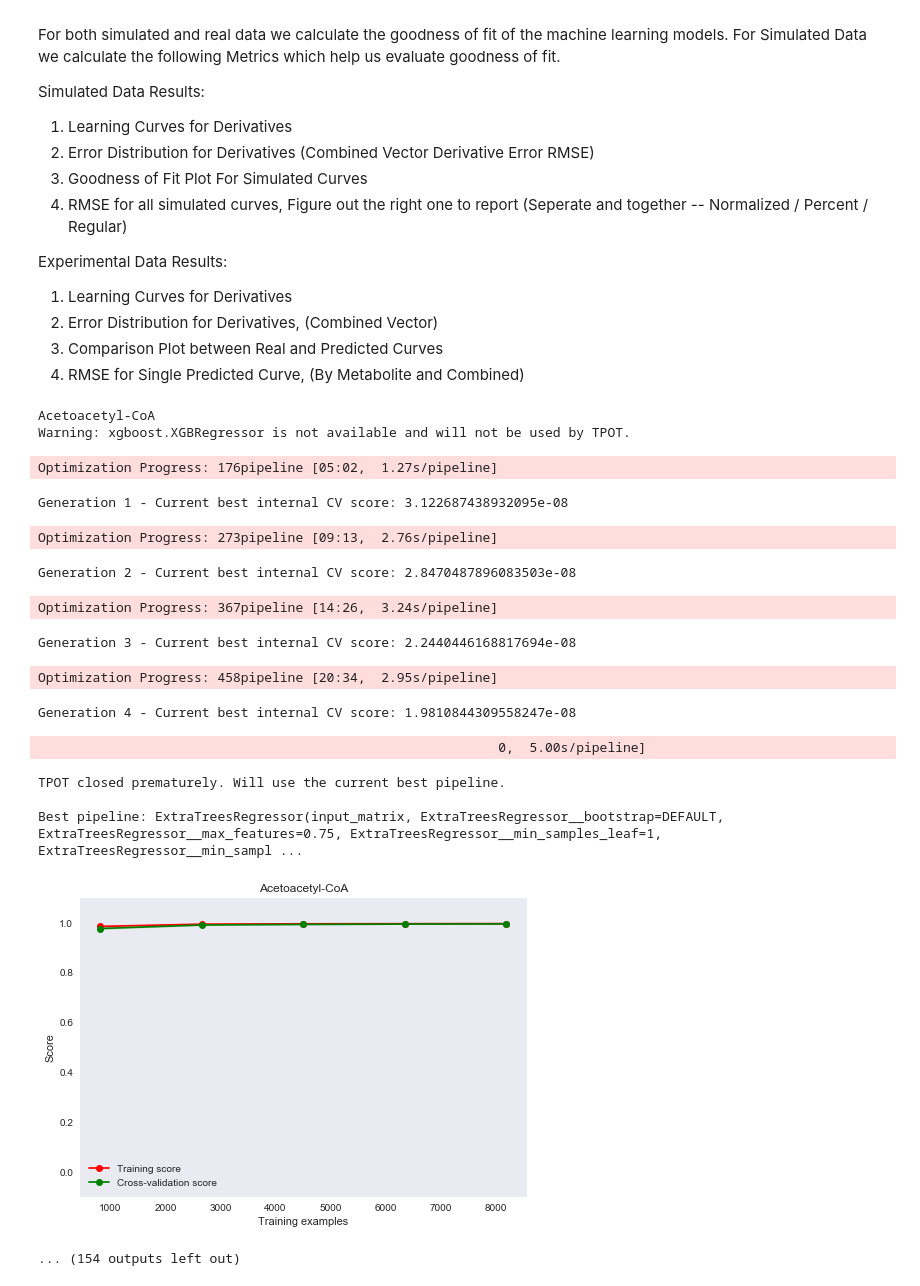
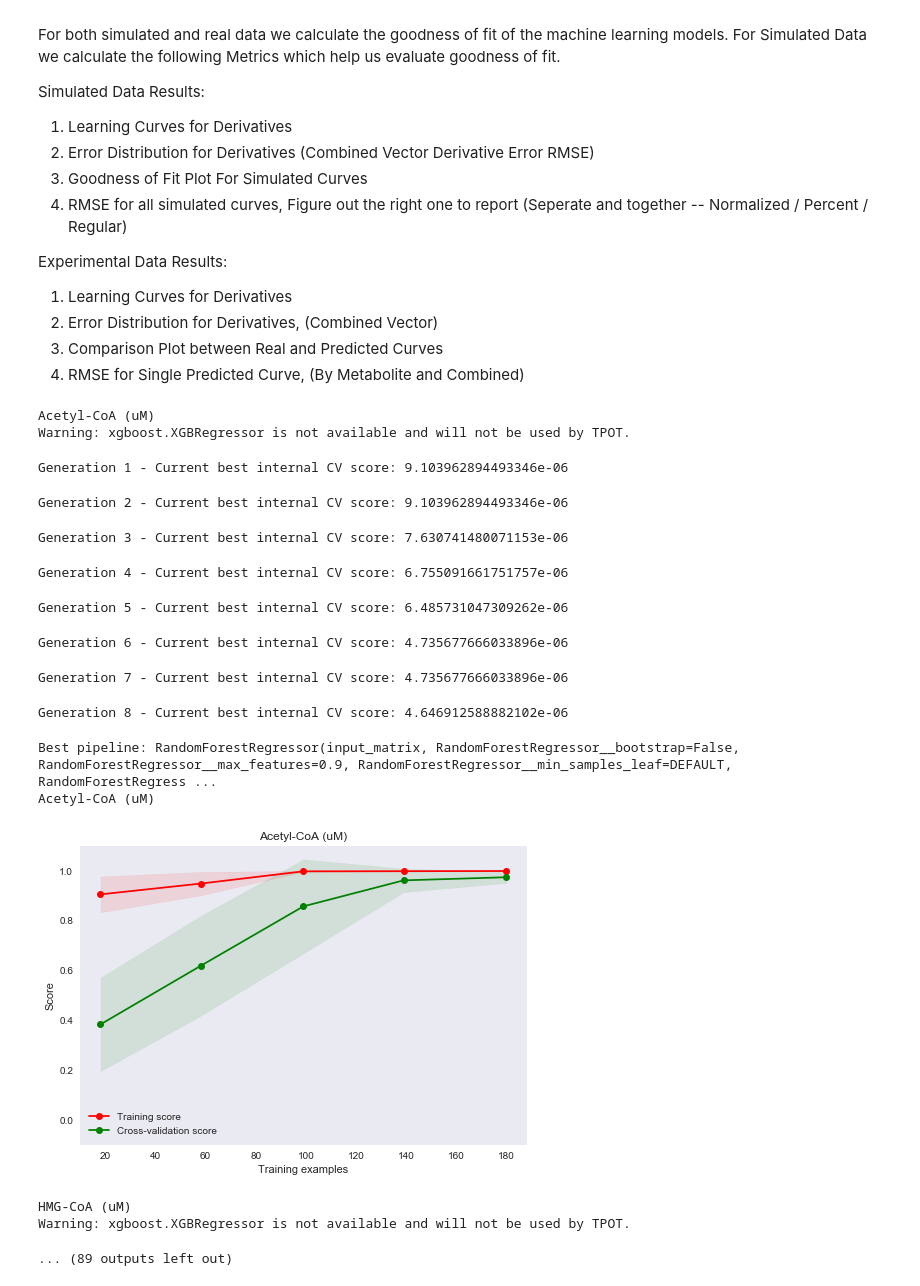
Before and after one commit to JBEI/KineticLearning, a Jupyter notebook: KineticLearning.ipynb, the cells around one changed output. Saved outputs shown, nothing was run; the diff lists cells and outputs as text; code cells hidden in the pictures.

Commit message:
Updating Kinetic Learning Code to the Latest Version.

```diff
--- a/KineticLearning.ipynb
+++ b/KineticLearning.ipynb
@@ -363,7 +399,8 @@ elif model_str == 'gaussian':
                         ('gassian',GaussianProcessRegressor(normalize_y=True))])
 elif model_str == 'tpot':
     from tpot import TPOTRegressor
-    mlmodel = TPOTRegressor(generations=130, population_size=100, verbosity=2,max_time_mins=20,cv=ShuffleSplit(),scoring='r2',n_jobs=1)
+    #mlmodel = TPOTRegressor(generations=130, population_size=100, verbosity=2,max_time_mins=20,cv=ShuffleSplit(),scoring='r2',n_jobs=1)
+    mlmodel = TPOTRegressor(generations=130, population_size=130, verbosity=2,cv=ShuffleSplit(),n_jobs=1)
 # %% [output]
 Warning: xgboost.XGBRegressor is not available and will not be used by TPOT.
 # %% [markdown]
@@ -404,50 +441,55 @@ for target_index in tsdf_max_strains.columns:
 
     feature_indecies = [('feature', feature) for feature in specific_features[target]]
     X = tsdf_max_strains[feature_indecies].values.tolist()
     y = tsdf_max_strains[target_index].values.tolist()
 
     #if fit_log_targets:
     #    y = [math.log(val) for val in y]
 
     #print(X)
     #print(y)
     if model_str == 'tpot':
         modelDict[target] = clone(mlmodel).fit(np.array(X),np.array(y)).fitted_pipeline_
         try:
-            plot_learning_curve(modelDict[target],target,X,y,cv=ShuffleSplit())
+            crossValPlot = plot_learning_curve(modelDict[target],target,X,y,cv=ShuffleSplit())
         except:
             pass
     else:
         modelDict[target] = clone(mlmodel)
-        plot_learning_curve(modelDict[target],target,X,y,cv=ShuffleSplit())
+        crossValPlot = plot_learning_curve(modelDict[target],target,X,y,cv=ShuffleSplit())
 
     ax = plt.gca()
     ax.set_ylim([-0.1, 1.1])
+    strip_target = ''.join([char for char in target if char != '/'])
+    print(strip_target)
+    crossValPlot.savefig('figures/' + strip_target + 'CrossValPlot.pdf',transparent=False)
     plt.show()
+
+    #Save out Cross Validation Plot
 
     modelDict[target] = modelDict[target].fit(X,y)
     average_training_score +=  modelDict[target].score(X,y)
     #print(modelDict[target_name].predict([reduced_features[2]]))
 
 average_training_score /= n
 print('Average Training Score:',average_training_score,'n:',n)
 # %% [output]
-Acetoacetyl-CoA
+Acetyl-CoA (uM)
 Warning: xgboost.XGBRegressor is not available and will not be used by TPOT.
-Optimization Progress: 176pipeline [05:02,  1.27s/pipeline]
+Generation 1 - Current best internal CV score: 9.103962894493346e-06
-Generation 1 - Current best internal CV score: 3.122687438932095e-08
+Generation 2 - Current best internal CV score: 9.103962894493346e-06
-Optimization Progress: 273pipeline [09:13,  2.76s/pipeline]
+Generation 3 - Current best internal CV score: 7.630741480071153e-06
-Generation 2 - Current best internal CV score: 2.8470487896083503e-08
+Generation 4 - Current best internal CV score: 6.755091661751757e-06
-Optimization Progress: 367pipeline [14:26,  3.24s/pipeline]
+Generation 5 - Current best internal CV score: 6.485731047309262e-06
-Generation 3 - Current best internal CV score: 2.2440446168817694e-08
+Generation 6 - Current best internal CV score: 4.735677666033896e-06
-Optimization Progress: 458pipeline [20:34,  2.95s/pipeline]
+Generation 7 - Current best internal CV score: 4.735677666033896e-06
-Generation 4 - Current best internal CV score: 1.9810844309558247e-08
+Generation 8 - Current best internal CV score: 4.646912588882102e-06
-                                                           0,  5.00s/pipeline]
+Best pipeline: RandomForestRegressor(input_matrix, RandomForestRegressor__bootstrap=False, RandomForestRegressor__max_features=0.9, RandomForestRegressor__min_samples_leaf=DEFAULT, RandomForestRegress ...
+Acetyl-CoA (uM)
+[figure, new version]
-TPOT closed prematurely. Will use the current best pipeline.
-
-Best pipeline: ExtraTreesRegressor(input_matrix, ExtraTreesRegressor__bootstrap=DEFAULT, ExtraTreesRegressor__max_features=0.75, ExtraTreesRegressor__min_samples_leaf=1, ExtraTreesRegressor__min_sampl ...
+HMG-CoA (uM)
+Warning: xgboost.XGBRegressor is not available and will not be used by TPOT.
-[figure, old version]
-... (154 outputs left out)
+... (89 outputs left out)
 # %%
 #2. Calculate Error Distribution and Plot + Report Moments
 ts_test_df = generateTSDataSet(test_df,features,targets)
```
Also changed, not shown: parts of 12 cells of this notebook, 3 other files.
